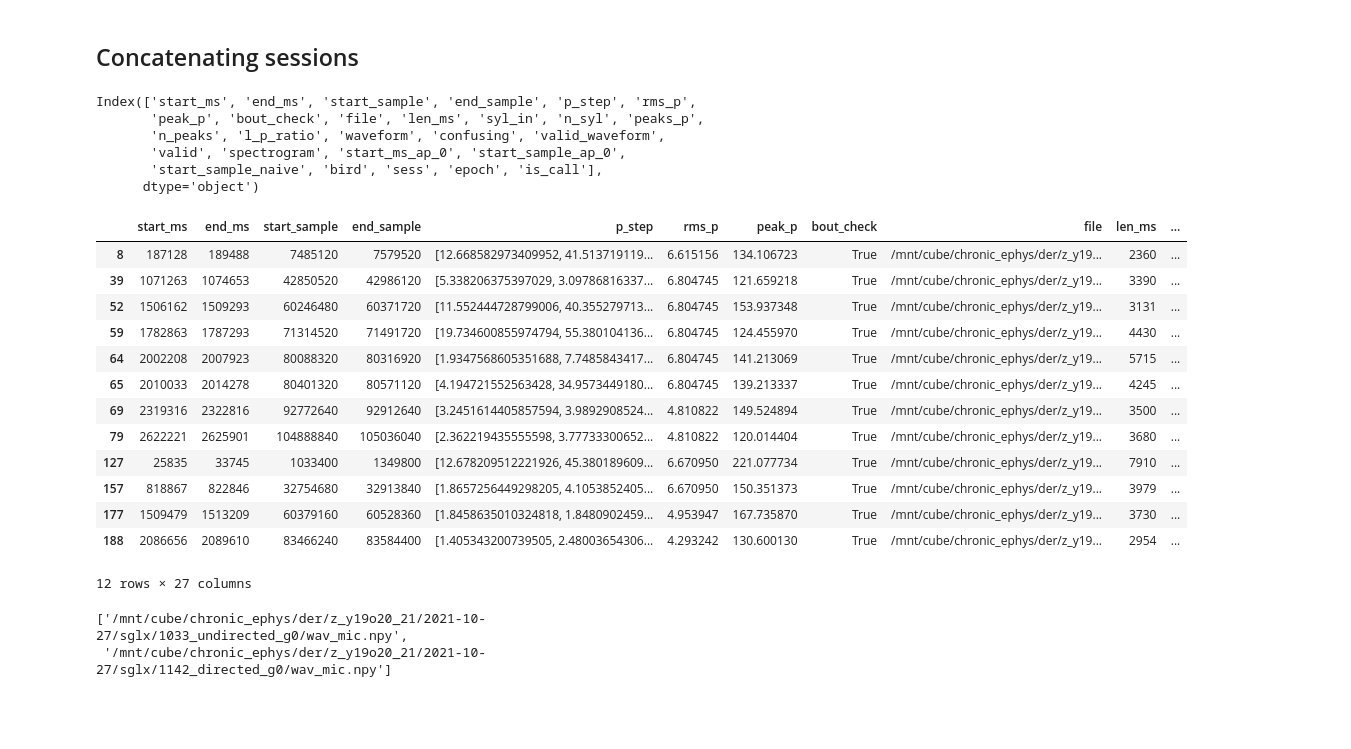
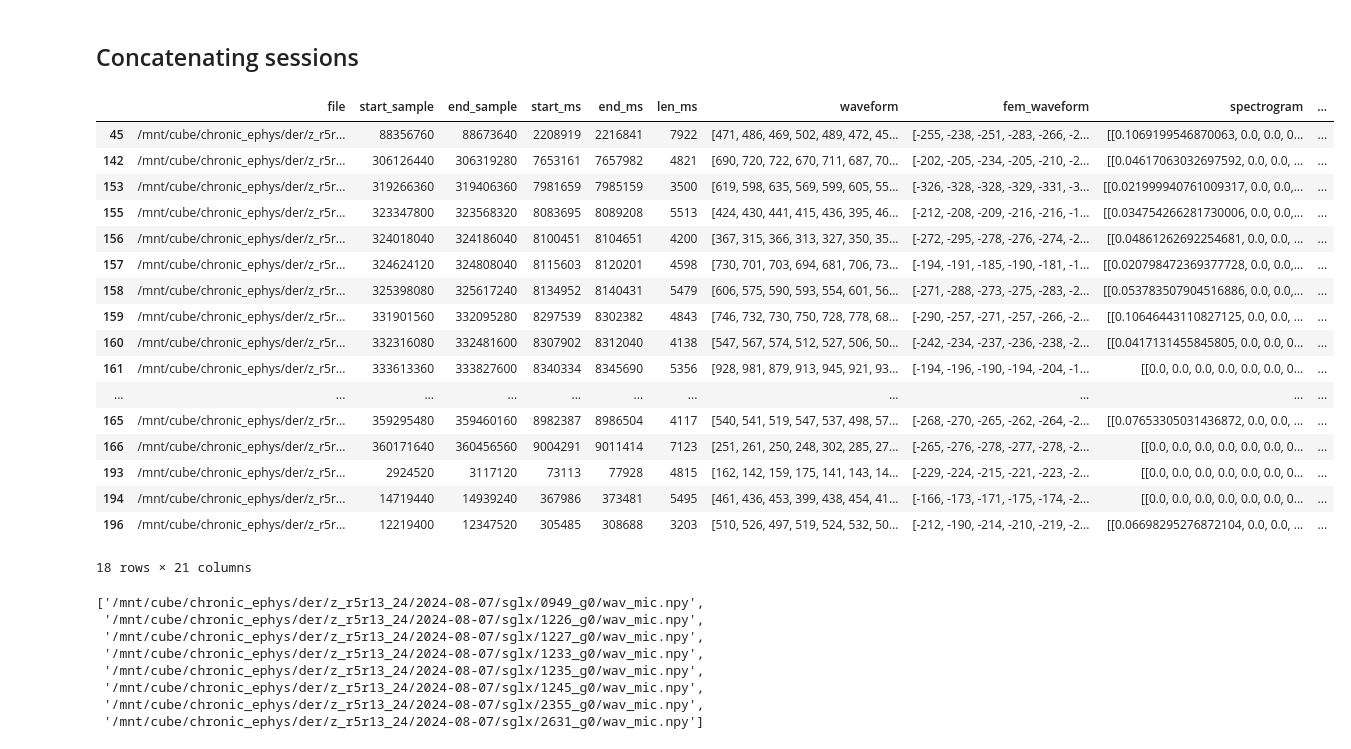
Before and after one commit to laurenostrowski/chronic_ephys_pipeline, a Jupyter notebook: 2-curate_acoustics.ipynb, the cells around one changed output. Drawn from its saved outputs; the diff is of its cells as text; code cells hidden in the pictures; blank space fills up the shorter version.

```diff
--- a/2-curate_acoustics.ipynb
+++ b/2-curate_acoustics.ipynb
@@ -35,16 +35,17 @@ logger.setLevel(logging.WARNING) # set to logging.INFO if you'd like to see the
 # %%
 # session parameters
 sess_par = {
-    'bird':'z_p5y10_23', # bird ID
-    'sess':'2024-05-16', # session date
+    'bird':'z_r5r13_24', # bird ID
+    'sess':'2024-08-08', # session date
     'ephys_software':'sglx', # recording software, sglx or oe
-    'stim_sess':False, # if song stimulus was played during the session, ignore detected bouts
+    'stim_sess':True, # if song stimulus was played during the session
+    'stim_epoch':['2355_g0'], # mark all detections as song for these overnight epochs
     'trim_bouts':True, # manually trim bouts after curation
     'sort':'sort_0', # sort index
 }
 
 # set type of ALSA bout dataframe to load, depending on how far it's been previously processed
-bout_df_type = 'checked' # options are 'auto' (not checked), 'checked' (checked not trimmed), and 'curated' (checked and trimmed)
+bout_df_type = 'auto' # options are 'auto' (not checked), 'checked' (checked not trimmed), and 'curated' (checked and trimmed)
 # %% [markdown]
 ## Load bouts captured through ADC channels in neural acquisition
 # %%
@@ -57,10 +58,17 @@ hparams, bout_df = sb.load_bouts(sess_par['bird'],sess_par['sess'],'',
 fs, bout_dicts_all = cb.epoch_bout_dict_sample_rate_check(bout_df, sess_par)
 
 # if stim session, remove stim that overlap with bouts
+bout_df_updated = bout_df.copy()
+bout_df_updated = bout_df_updated.assign(bout_check=False, confusing=False, is_call=False)
+# bout_df_updated = bout_df_updated.sort_values(by=['epoch', 'start_sample'])
 if sess_par['stim_sess']:
-    bout_df_updated = cb.remove_stim_bouts(bout_df, sess_par)
-    print('All bouts:',len(bout_df), ' | Post stim removal:',len(bout_df_updated))
+    bout_df_updated.loc[bout_df_updated['epoch'].isin(sess_par['stim_epoch']), 'bout_check'] = True
+    len_bouts = len(bout_df_updated[bout_df_updated['bout_check']==False])
+    print('All bouts:',len(bout_df), '| Post stim removal:',len_bouts)
+    first_bout = bout_df_updated[~bout_df_updated['epoch'].isin(sess_par['stim_epoch'])].index[0]
+    last_bout = bout_df_updated[~bout_df_updated['epoch'].isin(sess_par['stim_epoch'])].index[-1]
+    print('Bouts post stim removal begin at index',first_bout,'and end at index',last_bout)
 else:
-    bout_df_updated = bout_df.copy()
+    len_bouts = len(bout_df)
     print('Bouts:',len(bout_df))
 # %% [output]
@@ -78,8 +87,6 @@ fs_alsa = cb.bout_fs_check(bout_df_alsa)
 # %% [markdown]
 ## Curate bouts
 Review results of automatic bout detection algorithm to remove any false bout detections
-# %%
-bout_df_updated = bout_df_updated.assign(bout_check=True, confusing=False, is_call=False)
 # %%
 viz_bout = cb.VizBout(bout_df_updated, fs)
 # %% [output]
@@ -201,34 +225,26 @@ for i, r in bout_df_final.iterrows():
 # %% [markdown]
 ## Concatenating sessions
-# %%
-with open('/mnt/cube/chronic_ephys/der/z_y19o20_21/2021-10-27/bouts_sglx/bout_curated.pickle', 'rb') as f:
-    bout_df_final = pickle.load(f)
-# %%
-bout_df_final.keys()
-# %% [output]
-Index(['start_ms', 'end_ms', 'start_sample', 'end_sample', 'p_step', 'rms_p',
-       'peak_p', 'bout_check', 'file', 'len_ms', 'syl_in', 'n_syl', 'peaks_p',
-       'n_peaks', 'l_p_ratio', 'waveform', 'confusing', 'valid_waveform',
-       'valid', 'spectrogram', 'start_ms_ap_0', 'start_sample_ap_0',
-       'start_sample_naive', 'bird', 'sess', 'epoch', 'is_call'],
-      dtype='object')
 # %%
-bout_df_final
+bout_df_final.head(18)
 # %% [output]
-|  | start_ms | end_ms | start_sample | end_sample | p_step | rms_p | peak_p | bout_check | file | len_ms | ... |
-| 8 | 187128 | 189488 | 7485120 | 7579520 | [12.668582973409952, 41.513719119... | 6.615156 | 134.106723 | True | /mnt/cube/chronic_ephys/der/z_y19... | 2360 | ... |
-| 39 | 1071263 | 1074653 | 42850520 | 42986120 | [5.338206375397029, 3.09786816337... | 6.804745 | 121.659218 | True | /mnt/cube/chronic_ephys/der/z_y19... | 3390 | ... |
-| 52 | 1506162 | 1509293 | 60246480 | 60371720 | [11.552444728799006, 40.355279713... | 6.804745 | 153.937348 | True | /mnt/cube/chronic_ephys/der/z_y19... | 3131 | ... |
-| 59 | 1782863 | 1787293 | 71314520 | 71491720 | [19.734600855974794, 55.380104136... | 6.804745 | 124.455970 | True | /mnt/cube/chronic_ephys/der/z_y19... | 4430 | ... |
-| 64 | 2002208 | 2007923 | 80088320 | 80316920 | [1.9347568605351688, 7.7485843417... | 6.804745 | 141.213069 | True | /mnt/cube/chronic_ephys/der/z_y19... | 5715 | ... |
-| 65 | 2010033 | 2014278 | 80401320 | 80571120 | [4.194721552563428, 34.9573449180... | 6.804745 | 139.213337 | True | /mnt/cube/chronic_ephys/der/z_y19... | 4245 | ... |
-| 69 | 2319316 | 2322816 | 92772640 | 92912640 | [3.2451614405857594, 3.9892908524... | 4.810822 | 149.524894 | True | /mnt/cube/chronic_ephys/der/z_y19... | 3500 | ... |
-| 79 | 2622221 | 2625901 | 104888840 | 105036040 | [2.362219435555598, 3.77733300652... | 4.810822 | 120.014404 | True | /mnt/cube/chronic_ephys/der/z_y19... | 3680 | ... |
-| 127 | 25835 | 33745 | 1033400 | 1349800 | [12.678209512221926, 45.380189609... | 6.670950 | 221.077734 | True | /mnt/cube/chronic_ephys/der/z_y19... | 7910 | ... |
-| 157 | 818867 | 822846 | 32754680 | 32913840 | [1.8657256449298205, 4.1053852405... | 6.670950 | 150.351373 | True | /mnt/cube/chronic_ephys/der/z_y19... | 3979 | ... |
-| 177 | 1509479 | 1513209 | 60379160 | 60528360 | [1.8458635010324818, 1.8480902459... | 4.953947 | 167.735870 | True | /mnt/cube/chronic_ephys/der/z_y19... | 3730 | ... |
-| 188 | 2086656 | 2089610 | 83466240 | 83584400 | [1.405343200739505, 2.48003654306... | 4.293242 | 130.600130 | True | /mnt/cube/chronic_ephys/der/z_y19... | 2954 | ... |
+|  | file | start_sample | end_sample | start_ms | end_ms | len_ms | waveform | fem_waveform | spectrogram | ... |
+| 45 | /mnt/cube/chronic_ephys/der/z_r5r... | 88356760 | 88673640 | 2208919 | 2216841 | 7922 | [471, 486, 469, 502, 489, 472, 45... | [-255, -238, -251, -283, -266, -2... | [[0.1069199546870063, 0.0, 0.0, 0... | ... |
+| 142 | /mnt/cube/chronic_ephys/der/z_r5r... | 306126440 | 306319280 | 7653161 | 7657982 | 4821 | [690, 720, 722, 670, 711, 687, 70... | [-202, -205, -234, -205, -210, -2... | [[0.04617063032697592, 0.0, 0.0, ... | ... |
+| 153 | /mnt/cube/chronic_ephys/der/z_r5r... | 319266360 | 319406360 | 7981659 | 7985159 | 3500 | [619, 598, 635, 569, 599, 605, 55... | [-326, -328, -328, -329, -331, -3... | [[0.021999940761009317, 0.0, 0.0,... | ... |
+| 155 | /mnt/cube/chronic_ephys/der/z_r5r... | 323347800 | 323568320 | 8083695 | 8089208 | 5513 | [424, 430, 441, 415, 436, 395, 46... | [-212, -208, -209, -216, -216, -1... | [[0.034754266281730006, 0.0, 0.0,... | ... |
+| 156 | /mnt/cube/chronic_ephys/der/z_r5r... | 324018040 | 324186040 | 8100451 | 8104651 | 4200 | [367, 315, 366, 313, 327, 350, 35... | [-272, -295, -278, -276, -274, -2... | [[0.04861262692254681, 0.0, 0.0, ... | ... |
+| 157 | /mnt/cube/chronic_ephys/der/z_r5r... | 324624120 | 324808040 | 8115603 | 8120201 | 4598 | [730, 701, 703, 694, 681, 706, 73... | [-194, -191, -185, -190, -181, -1... | [[0.020798472369377728, 0.0, 0.0,... | ... |
+| 158 | /mnt/cube/chronic_ephys/der/z_r5r... | 325398080 | 325617240 | 8134952 | 8140431 | 5479 | [606, 575, 590, 593, 554, 601, 56... | [-271, -288, -273, -275, -283, -2... | [[0.053783507904516886, 0.0, 0.0,... | ... |
+| 159 | /mnt/cube/chronic_ephys/der/z_r5r... | 331901560 | 332095280 | 8297539 | 8302382 | 4843 | [746, 732, 730, 750, 728, 778, 68... | [-290, -257, -271, -257, -266, -2... | [[0.10646443110827125, 0.0, 0.0, ... | ... |
+| 160 | /mnt/cube/chronic_ephys/der/z_r5r... | 332316080 | 332481600 | 8307902 | 8312040 | 4138 | [547, 567, 574, 512, 527, 506, 50... | [-242, -234, -237, -236, -238, -2... | [[0.0417131455845805, 0.0, 0.0, 0... | ... |
+| 161 | /mnt/cube/chronic_ephys/der/z_r5r... | 333613360 | 333827600 | 8340334 | 8345690 | 5356 | [928, 981, 879, 913, 945, 921, 93... | [-194, -196, -190, -194, -204, -1... | [[0.0, 0.0, 0.0, 0.0, 0.0, 0.0, 0... | ... |
+| ... | ... | ... | ... | ... | ... | ... | ... | ... | ... | ... |
+| 165 | /mnt/cube/chronic_ephys/der/z_r5r... | 359295480 | 359460160 | 8982387 | 8986504 | 4117 | [540, 541, 519, 547, 537, 498, 57... | [-268, -270, -265, -262, -264, -2... | [[0.07653305031436872, 0.0, 0.0, ... | ... |
+| 166 | /mnt/cube/chronic_ephys/der/z_r5r... | 360171640 | 360456560 | 9004291 | 9011414 | 7123 | [251, 261, 250, 248, 302, 285, 27... | [-265, -276, -278, -277, -278, -2... | [[0.0, 0.0, 0.0, 0.0, 0.0, 0.0, 0... | ... |
+| 193 | /mnt/cube/chronic_ephys/der/z_r5r... | 2924520 | 3117120 | 73113 | 77928 | 4815 | [162, 142, 159, 175, 141, 143, 14... | [-229, -224, -215, -221, -223, -2... | [[0.0, 0.0, 0.0, 0.0, 0.0, 0.0, 0... | ... |
+| 194 | /mnt/cube/chronic_ephys/der/z_r5r... | 14719440 | 14939240 | 367986 | 373481 | 5495 | [461, 436, 453, 399, 438, 454, 41... | [-166, -173, -171, -175, -174, -2... | [[0.0, 0.0, 0.0, 0.0, 0.0, 0.0, 0... | ... |
+| 196 | /mnt/cube/chronic_ephys/der/z_r5r... | 12219400 | 12347520 | 305485 | 308688 | 3203 | [510, 526, 497, 519, 524, 532, 50... | [-212, -190, -214, -210, -219, -2... | [[0.06698295276872104, 0.0, 0.0, ... | ... |
-12 rows × 27 columns
+18 rows × 21 columns
 # %%
 exp_struct = et.get_exp_struct(sess_par['bird'], sess_par['sess'], ephys_software='sglx')
 source_folder = exp_struct['folders']['derived']
@@ -236,6 +252,12 @@ wav_path_list = et.get_sgl_files_epochs(source_folder, file_filter='*wav_mic.{}'
 # %%
 wav_path_list
 # %% [output]
-['/mnt/cube/chronic_ephys/der/z_y19o20_21/2021-10-27/sglx/1033_undirected_g0/wav_mic.npy',
- '/mnt/cube/chronic_ephys/der/z_y19o20_21/2021-10-27/sglx/1142_directed_g0/wav_mic.npy']
+['/mnt/cube/chronic_ephys/der/z_r5r13_24/2024-08-07/sglx/0949_g0/wav_mic.npy',
+ '/mnt/cube/chronic_ephys/der/z_r5r13_24/2024-08-07/sglx/1226_g0/wav_mic.npy',
+ '/mnt/cube/chronic_ephys/der/z_r5r13_24/2024-08-07/sglx/1227_g0/wav_mic.npy',
+ '/mnt/cube/chronic_ephys/der/z_r5r13_24/2024-08-07/sglx/1233_g0/wav_mic.npy',
+ '/mnt/cube/chronic_ephys/der/z_r5r13_24/2024-08-07/sglx/1235_g0/wav_mic.npy',
+ '/mnt/cube/chronic_ephys/der/z_r5r13_24/2024-08-07/sglx/1245_g0/wav_mic.npy',
+ '/mnt/cube/chronic_ephys/der/z_r5r13_24/2024-08-07/sglx/2355_g0/wav_mic.npy',
+ '/mnt/cube/chronic_ephys/der/z_r5r13_24/2024-08-07/sglx/2631_g0/wav_mic.npy']
 # %%
```
Also changed, not shown: parts of 21 cells of this notebook, 9 other files.
